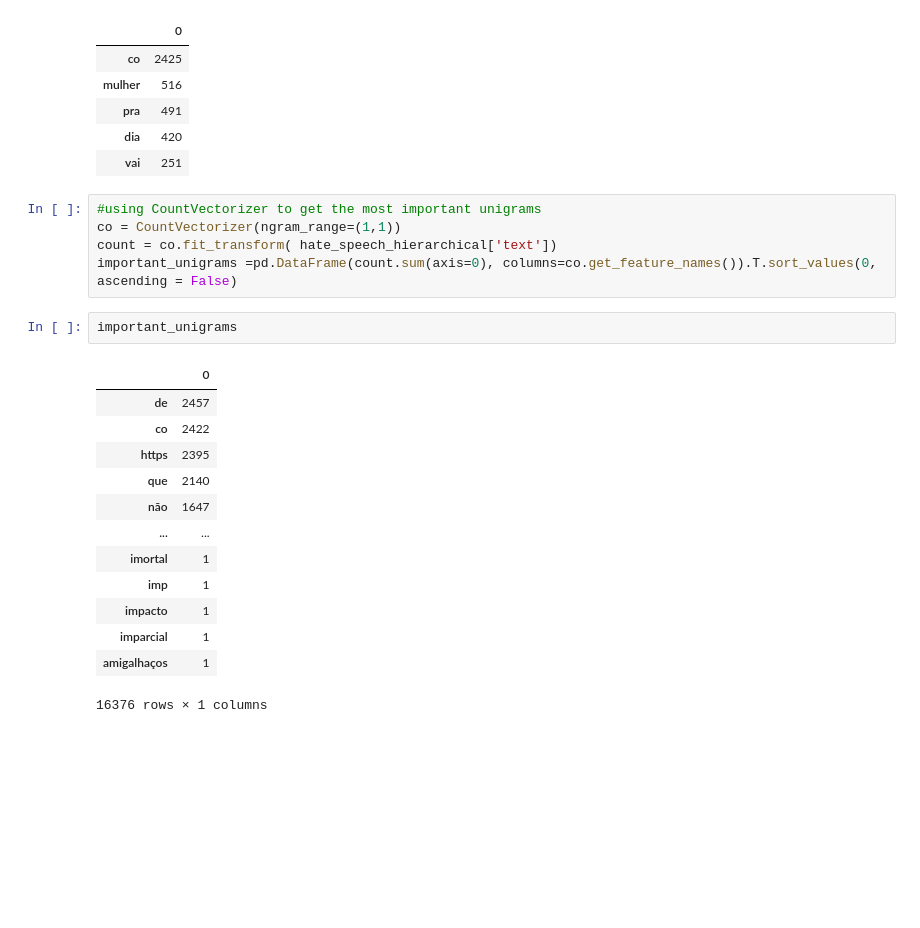
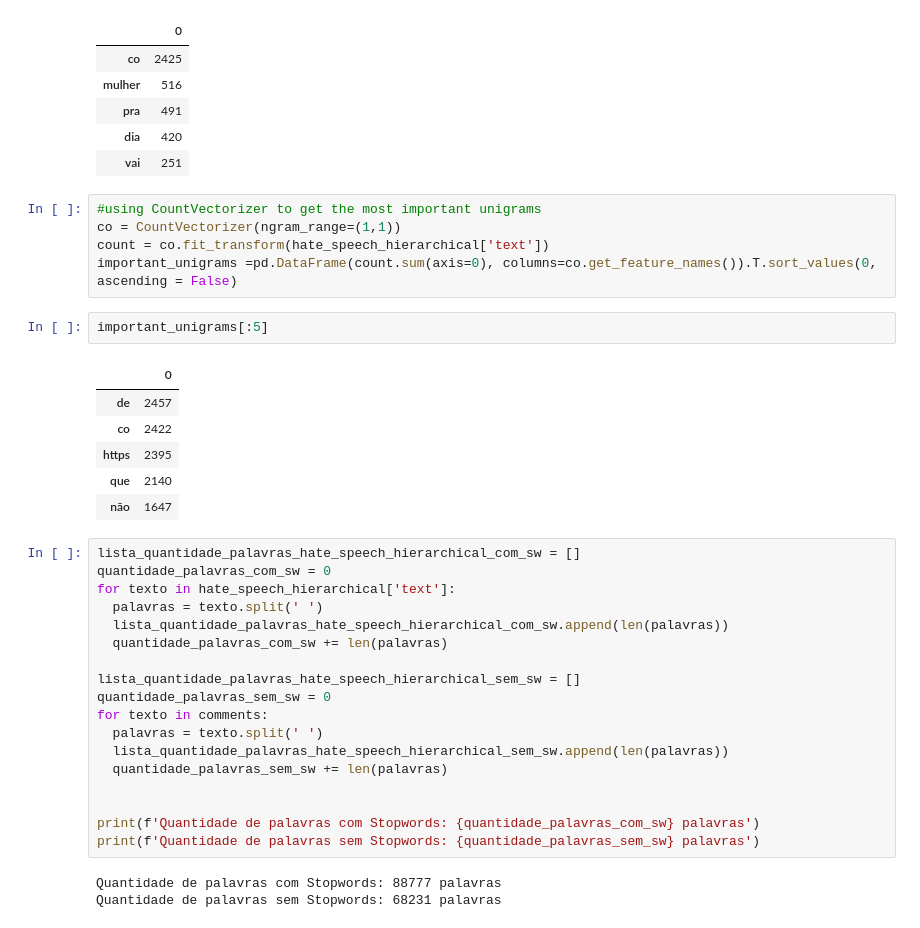
Before and after one commit to GGMmattos/Modelo-de-Deteccao-de-Linguagem-Ofensiva, a Jupyter notebook: PIC_Construção_de_modelos_de_detecção_automática_de_linguagem_ofensiva_e_ou_de_ódio_em_língua_portuguesa_.ipynb, the cells around one changed output. Drawn from its saved outputs; the diff is of its cells as text; blank space fills up the shorter version.

```diff
--- a/PIC_Construção_de_modelos_de_detecção_automática_de_linguagem_ofensiva_e_ou_de_ódio_em_língua_portuguesa_.ipynb
+++ b/PIC_Construção_de_modelos_de_detecção_automática_de_linguagem_ofensiva_e_ou_de_ódio_em_língua_portuguesa_.ipynb
@@ -655,21 +693,35 @@ important_unigrams[:5]
 # %%
 #using CountVectorizer to get the most important unigrams
 co = CountVectorizer(ngram_range=(1,1))
-count = co.fit_transform( hate_speech_hierarchical['text'])
+count = co.fit_transform(hate_speech_hierarchical['text'])
 important_unigrams =pd.DataFrame(count.sum(axis=0), columns=co.get_feature_names()).T.sort_values(0, ascending = False)
 # %%
-important_unigrams
+important_unigrams[:5]
 # %% [output]
 |  | 0 |
 | de | 2457 |
 | co | 2422 |
 | https | 2395 |
 | que | 2140 |
 | não | 1647 |
-| ... | ... |
-| imortal | 1 |
-| imp | 1 |
-| impacto | 1 |
-| imparcial | 1 |
-| amigalhaços | 1 |
-16376 rows × 1 columns
+# %%
+lista_quantidade_palavras_hate_speech_hierarchical_com_sw = []
+quantidade_palavras_com_sw = 0
+for texto in hate_speech_hierarchical['text']:
+  palavras = texto.split(' ')
+  lista_quantidade_palavras_hate_speech_hierarchical_com_sw.append(len(palavras))
+  quantidade_palavras_com_sw += len(palavras)
+
+lista_quantidade_palavras_hate_speech_hierarchical_sem_sw = []
+quantidade_palavras_sem_sw = 0
+for texto in comments:
+  palavras = texto.split(' ')
+  lista_quantidade_palavras_hate_speech_hierarchical_sem_sw.append(len(palavras))
+  quantidade_palavras_sem_sw += len(palavras)
+
+
+print(f'Quantidade de palavras com Stopwords: {quantidade_palavras_com_sw} palavras')
+print(f'Quantidade de palavras sem Stopwords: {quantidade_palavras_sem_sw} palavras')
+# %% [output]
+Quantidade de palavras com Stopwords: 88777 palavras
+Quantidade de palavras sem Stopwords: 68231 palavras
```
Also changed, not shown: parts of 13 cells of this notebook.
